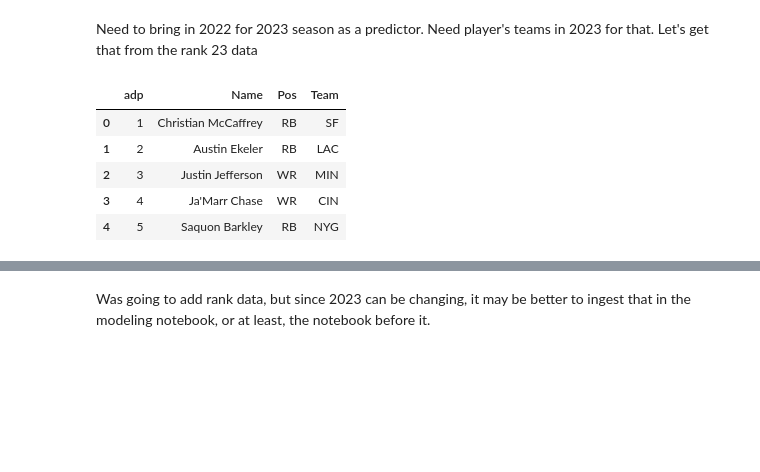
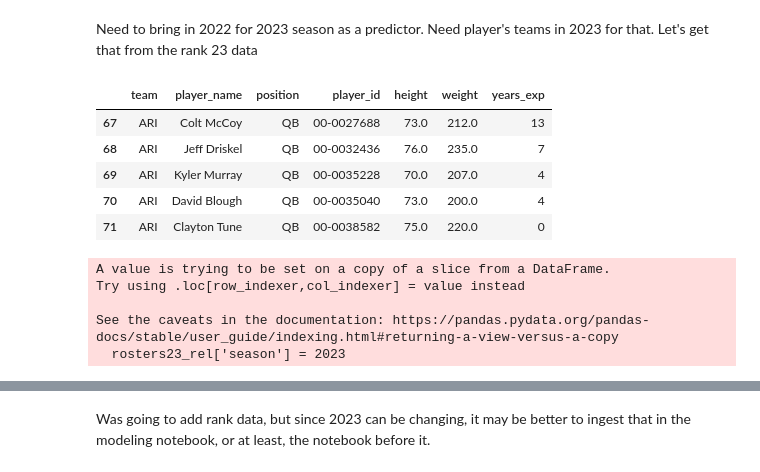
Before and after one commit to stephenkuc/Predicting_Fantasy_Football_Scores, a Jupyter notebook: 1. Fantasy Football - Data Gathering, Cleaning and Joining.ipynb, the cells around one changed output, grey strips where cells are left out. Drawn from its saved outputs; the diff is of its cells as text; code cells hidden in the pictures; blank space fills up the shorter version.

```diff
--- a/1. Fantasy Football - Data Gathering, Cleaning and Joining.ipynb
+++ b/1. Fantasy Football - Data Gathering, Cleaning and Joining.ipynb
@@ -47,7 +48,12 @@ rosters21 = nfl.import_rosters([2021], ['team', 'player_name', 'position', 'play
 
 rosters22 = nfl.import_rosters([2022], ['team', 'player_name', 'position', 'player_id', 'height',
                                         'weight', 'years_exp'])
+rosters23 = nfl.import_rosters([2023], ['team', 'player_name', 'position', 'player_id', 'height',
+                                        'weight', 'years_exp'])
 
+## Depth chart data
+
+depth_chart = nfl.import_depth_charts([2019, 2020, 2021, 2022])
 
 # seasonal data
 
@@ -816,7 +909,9 @@ rosters19.sample(n=8)
 
 ff_positions = ['QB', 'RB', 'WR', 'TE']
 
+
 rosters19_rel = rosters19.loc[rosters19['position'].isin(ff_positions)]
 rosters20_rel = rosters20.loc[rosters20['position'].isin(ff_positions)]
 rosters21_rel = rosters21.loc[rosters21['position'].isin(ff_positions)]
 rosters22_rel = rosters22.loc[rosters22['position'].isin(ff_positions)]
+rosters23_rel = rosters23.loc[rosters23['position'].isin(ff_positions)]
@@ -1534,7 +1443,3 @@ ngs_all_tall.head()
 | 208 | 2022 | Aaron Rodgers | 00-0023459 | 2.701436 | 5.128770 | ... |
 # %% [markdown]
 ### QBR, NEXT GEN STATS and TEAM DATA all into 1 DF
-# %%
-pd.set_option('display.max_columns', None)
-
-ff_all.shape
@@ -1700,23 +1542,27 @@ team_nxt_season.head()
 # %% [markdown]
 Need to bring in 2022 for 2023 season as a predictor. Need player's teams in 2023 for that. Let's get that from the rank 23 data
 # %%
-ranks_23.head()
+rosters23_rel.head()
 # %% [output]
-|  | adp | Name | Pos | Team |
-| 0 | 1 | Christian McCaffrey | RB | SF |
-| 1 | 2 | Austin Ekeler | RB | LAC |
-| 2 | 3 | Justin Jefferson | WR | MIN |
-| 3 | 4 | Ja'Marr Chase | WR | CIN |
-| 4 | 5 | Saquon Barkley | RB | NYG |
+|  | team | player_name | position | player_id | height | weight | years_exp |
+| 67 | ARI | Colt McCoy | QB | 00-0027688 | 73.0 | 212.0 | 13 |
+| 68 | ARI | Jeff Driskel | QB | 00-0032436 | 76.0 | 235.0 | 7 |
+| 69 | ARI | Kyler Murray | QB | 00-0035228 | 70.0 | 207.0 | 4 |
+| 70 | ARI | David Blough | QB | 00-0035040 | 73.0 | 200.0 | 4 |
+| 71 | ARI | Clayton Tune | QB | 00-0038582 | 75.0 | 220.0 | 0 |
 # %%
-ranks_23['season'] = 2023
+rosters23_rel['season'] = 2023
 
 
-ranks_23.rename(columns = {'Name': 'player_name', 'Team': 'team'}, inplace = True)
 
+rosters23_rel_ = rosters23_rel.merge(team_all_collective[['Team', 'Abbreviation']], how = 'right', left_on = 'team', right_on = 'Abbreviation')
+rosters23_rel_.rename(columns = {'Abbreviation': 'tm', 'Pos': 'position'}, inplace = True)
 
-ranks_23_ = ranks_23.merge(team_all_collective[['Team', 'Abbreviation']], how = 'right', left_on = 'team', right_on = 'Abbreviation')
-ranks_23_.rename(columns = {'Abbreviation': 'tm', 'Pos': 'position'}, inplace = True)
-
-ranks_23_.drop(columns = ['team'], inplace = True)
-ranks_23_.drop_duplicates(subset = 'player_name', keep = 'first', inplace = True)
+rosters23_rel_.drop(columns = ['team'], inplace = True)
+rosters23_rel_.drop_duplicates(subset = 'player_name', keep = 'first', inplace = True)
+# %% [output]
+A value is trying to be set on a copy of a slice from a DataFrame.
+Try using .loc[row_indexer,col_indexer] = value instead
+
+See the caveats in the documentation: https://pandas.pydata.org/pandas-docs/stable/user_guide/indexing.html#returning-a-view-versus-a-copy
+  rosters23_rel['season'] = 2023
```
Also changed, not shown: parts of 92 cells of this notebook, 3 other files.
